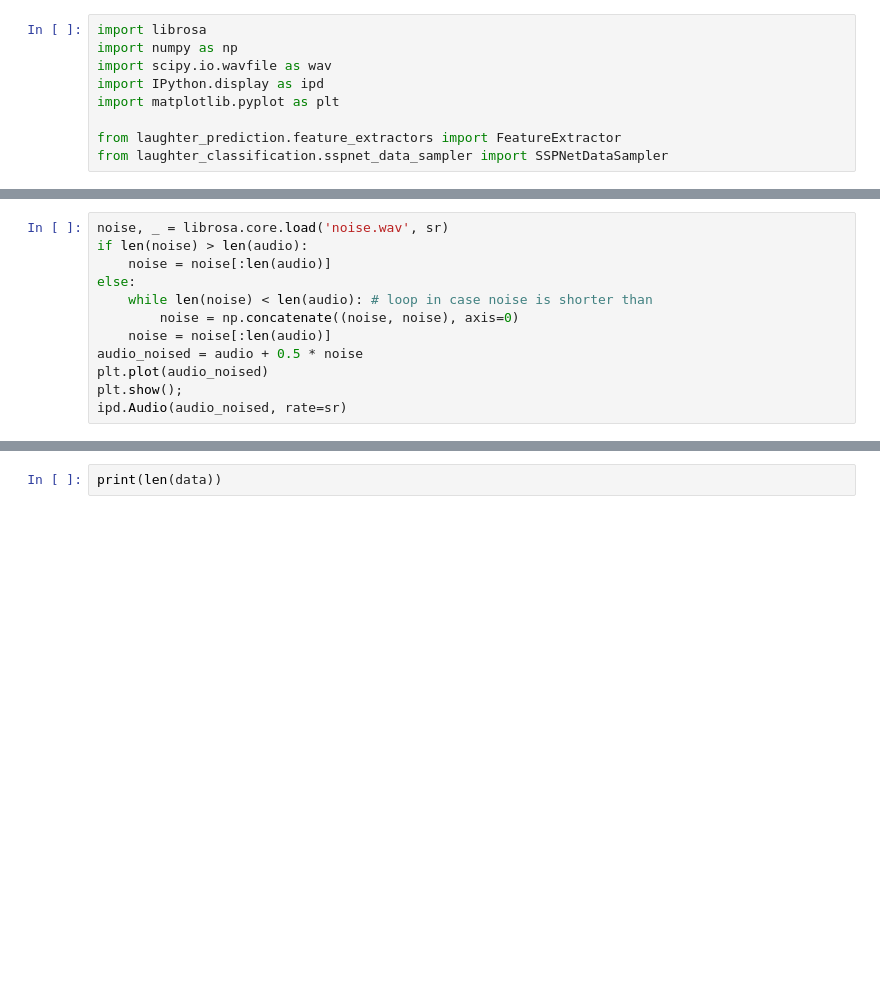
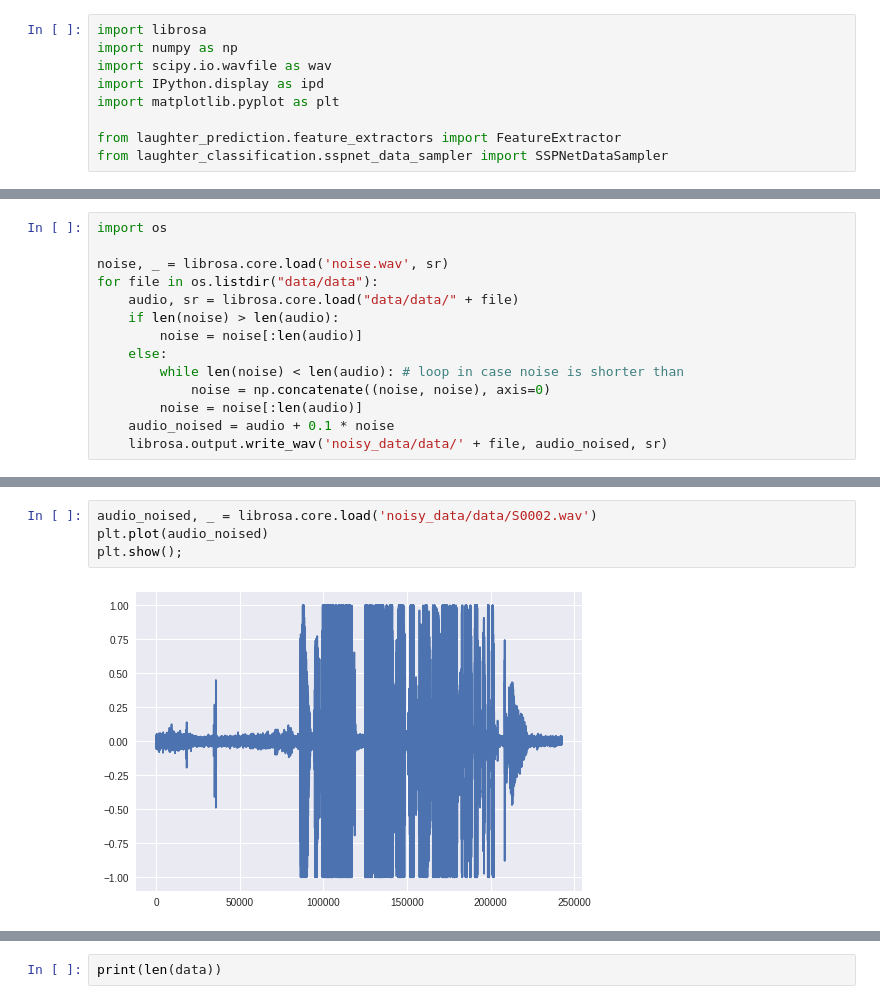
Before and after one commit to KatyaKos/speech_gen, a Jupyter notebook: hw2/homework/laugh.ipynb, the cells around one changed output, grey strips where cells are left out. Drawn from its saved outputs; the diff is of its cells as text; blank space fills up the shorter version.

```diff
--- a/hw2/homework/laugh.ipynb
+++ b/hw2/homework/laugh.ipynb
@@ -30,12 +36,14 @@ ipd.Audio(audio, rate=sr)
 # %%
+import os
+
 noise, _ = librosa.core.load('noise.wav', sr)
-if len(noise) > len(audio):
-    noise = noise[:len(audio)]
-else:
-    while len(noise) < len(audio): # loop in case noise is shorter than
-        noise = np.concatenate((noise, noise), axis=0)
-    noise = noise[:len(audio)]
-audio_noised = audio + 0.5 * noise
-plt.plot(audio_noised)
-plt.show();
-ipd.Audio(audio_noised, rate=sr)
+for file in os.listdir("data/data"):
+    audio, sr = librosa.core.load("data/data/" + file)
+    if len(noise) > len(audio):
+        noise = noise[:len(audio)]
+    else:
+        while len(noise) < len(audio): # loop in case noise is shorter than
+            noise = np.concatenate((noise, noise), axis=0)
+        noise = noise[:len(audio)]
+    audio_noised = audio + 0.1 * noise
+    librosa.output.write_wav('noisy_data/data/' + file, audio_noised, sr)
@@ -45,2 +50,8 @@ ipd.Audio(audio_noised, rate=sr)
+# %%
+audio_noised, _ = librosa.core.load('noisy_data/data/S0002.wav')
+plt.plot(audio_noised)
+plt.show();
+# %% [output]
+[figure, added]
 # %%
 data = SSPNetDataSampler('data/').create_sampled_df(0.7, save_path='samples.csv')
```
Also changed, not shown: parts of 26 cells of this notebook.
